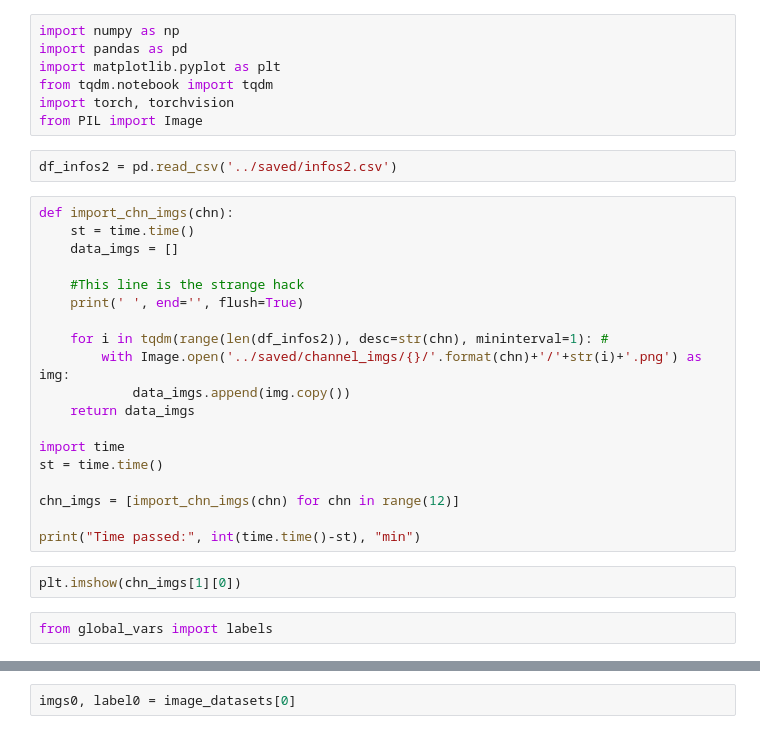
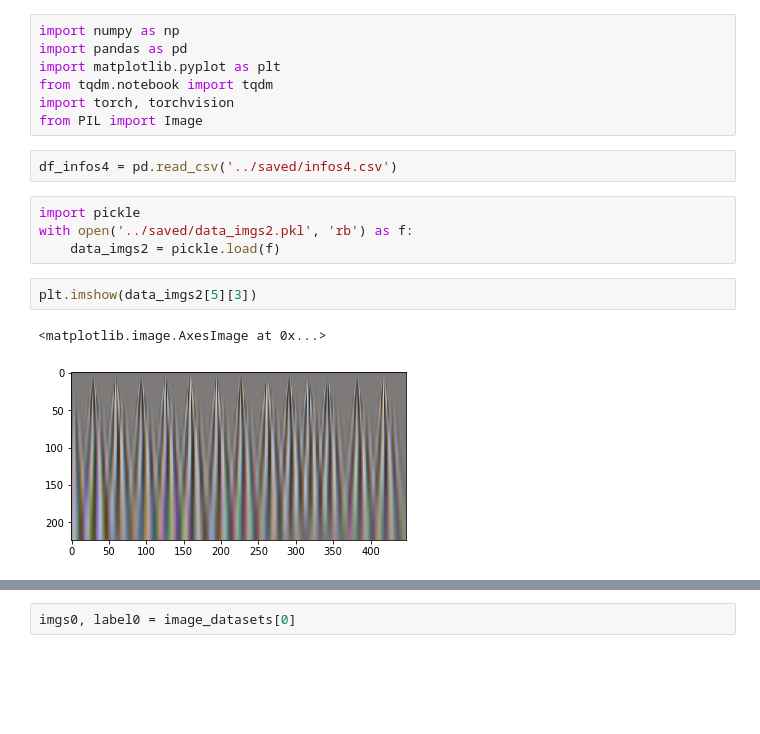
Before and after one commit to SeffyVon/ECG_MICResNet, a Jupyter notebook: source/TrainCWTFullBalancedMultichannel.ipynb, the cells around one changed output, grey strips where cells are left out. Cells and saved outputs as stored; diff of their text form; blank space fills up the shorter version.

```diff
--- a/source/TrainCWTFullBalancedMultichannel.ipynb
+++ b/source/TrainCWTFullBalancedMultichannel.ipynb
@@ -9,27 +9,13 @@ from tqdm.notebook import tqdm
 import torch, torchvision
 from PIL import Image
 # %%
-df_infos2 = pd.read_csv('../saved/infos2.csv')
+df_infos4 = pd.read_csv('../saved/infos4.csv')
-# %%
-def import_chn_imgs(chn):
-    st = time.time()
-    data_imgs = []
-
-    #This line is the strange hack
-    print(' ', end='', flush=True)
-
-    for i in tqdm(range(len(df_infos2)), desc=str(chn), mininterval=1): #
-        with Image.open('../saved/channel_imgs/{}/'.format(chn)+'/'+str(i)+'.png') as img:
-            data_imgs.append(img.copy())
-    return data_imgs
-
-import time
-st = time.time()
-
-chn_imgs = [import_chn_imgs(chn) for chn in range(12)]
-
-print("Time passed:", int(time.time()-st), "min")
-# %%
-plt.imshow(chn_imgs[1][0])
-# %%
-from global_vars import labels
+# %%
+import pickle
+with open('../saved/data_imgs2.pkl', 'rb') as f:
+    data_imgs2 = pickle.load(f)
+# %%
+plt.imshow(data_imgs2[5][3])
+# %% [output]
+<matplotlib.image.AxesImage at 0x...>
+[figure, added]
```
Also changed, not shown: parts of 10 cells of this notebook, 13 other files.
